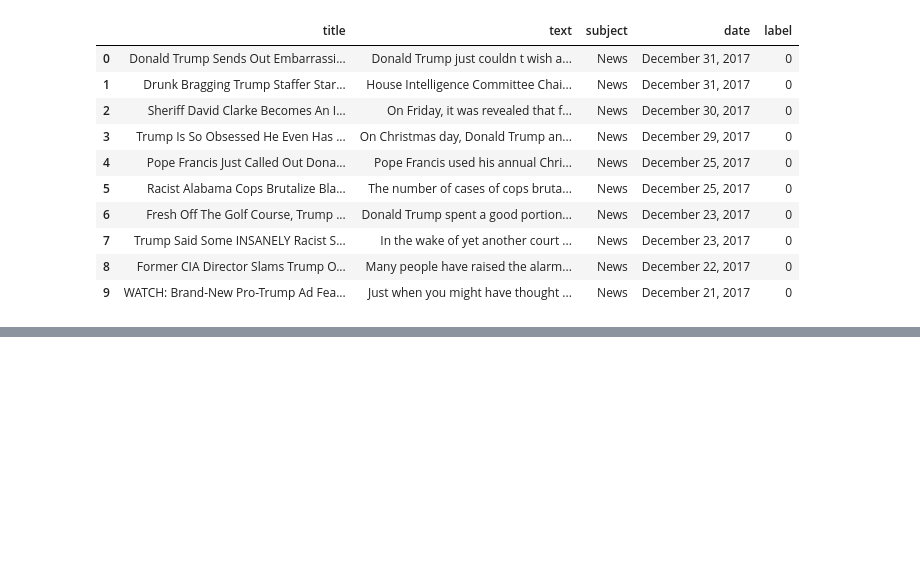
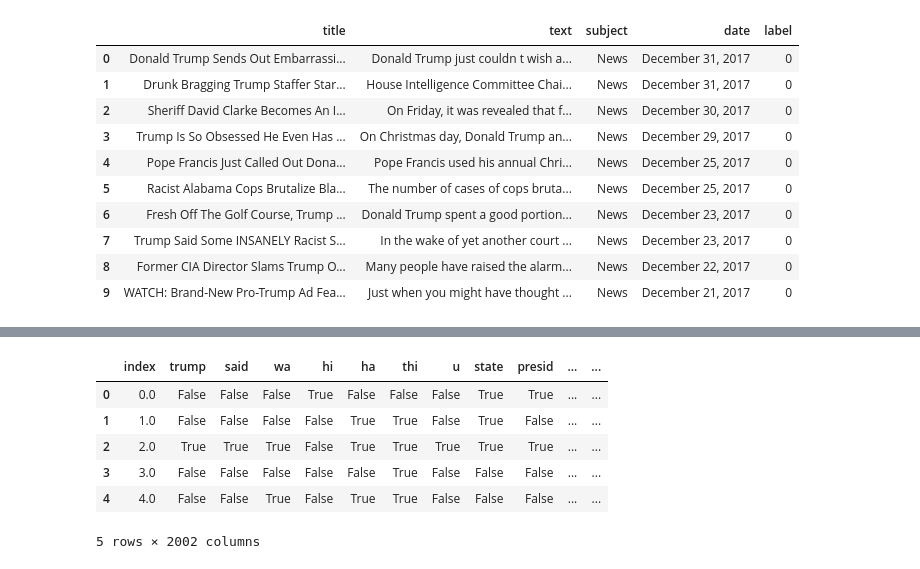
Before and after one commit to tanyaz80/final_bootcamp_project, a Jupyter notebook: Notebooks/sentiment_analysis.ipynb, the cells around one changed output, grey strips where cells are left out. Drawn from its saved outputs; the diff is of its cells as text; code cells hidden in the pictures; blank space fills up the shorter version.

```diff
--- a/Notebooks/sentiment_analysis.ipynb
+++ b/Notebooks/sentiment_analysis.ipynb
@@ -139,0 +198,7 @@ most_freq
+# %%
+#making chunks to help the processing data
+chunks_dfs = []
+for i in range(22):
+  print("Computing chunk: ",i+1)
+  chunks_dfs.append(pd.json_normalize(merged_df[['features']].reset_index(drop=True).iloc[i*2000:(i+1)*2000,0]))
+  words = pd.concat(chunks_dfs, axis=0)
@@ -139,0 +223,5 @@ most_freq
+# %%
+words=words.reset_index()
+# %%
+#label is a df with 0 for fake news and 1 for real news
+label=merged_df[['label']]
@@ -139,0 +244,12 @@ most_freq
+# %%
+new=pd.concat([words,label],axis=1) #putting our true-false matrix with label column
+# %%
+new.head()
+# %% [output]
+|  | index | trump | said | wa | hi | ha | thi | u | state | presid | ... | ... |
+| 0 | 0.0 | False | False | False | True | False | False | False | True | True | ... | ... |
+| 1 | 1.0 | False | False | False | False | True | True | False | True | False | ... | ... |
+| 2 | 2.0 | True | True | True | False | True | True | True | True | True | ... | ... |
+| 3 | 3.0 | False | False | False | False | False | True | False | False | False | ... | ... |
+| 4 | 4.0 | False | False | True | False | True | True | False | False | False | ... | ... |
+5 rows × 2002 columns
```
Also changed, not shown: parts of 57 cells of this notebook, 11 other files.
